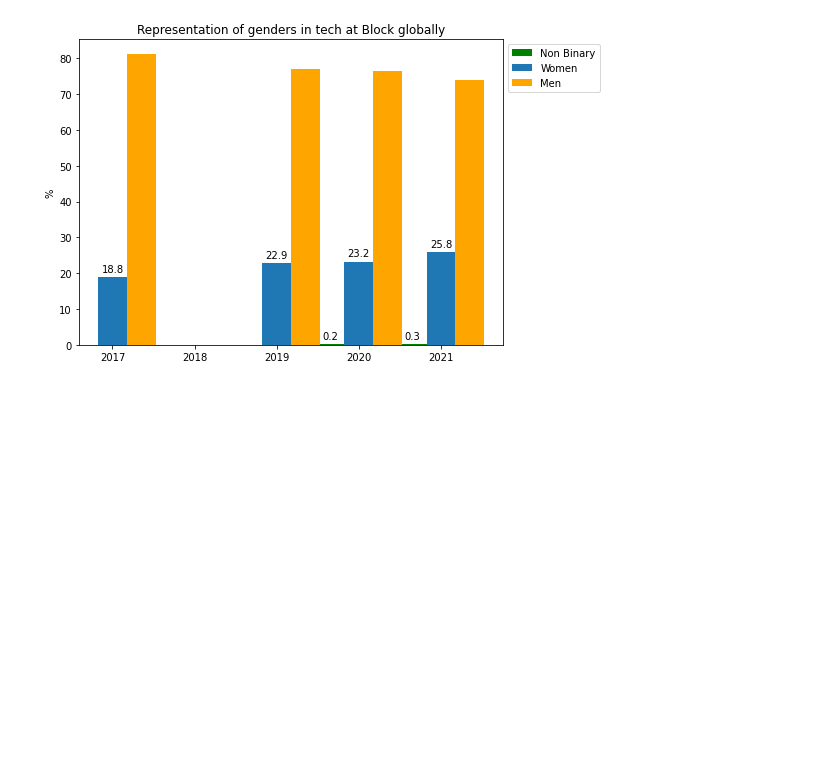
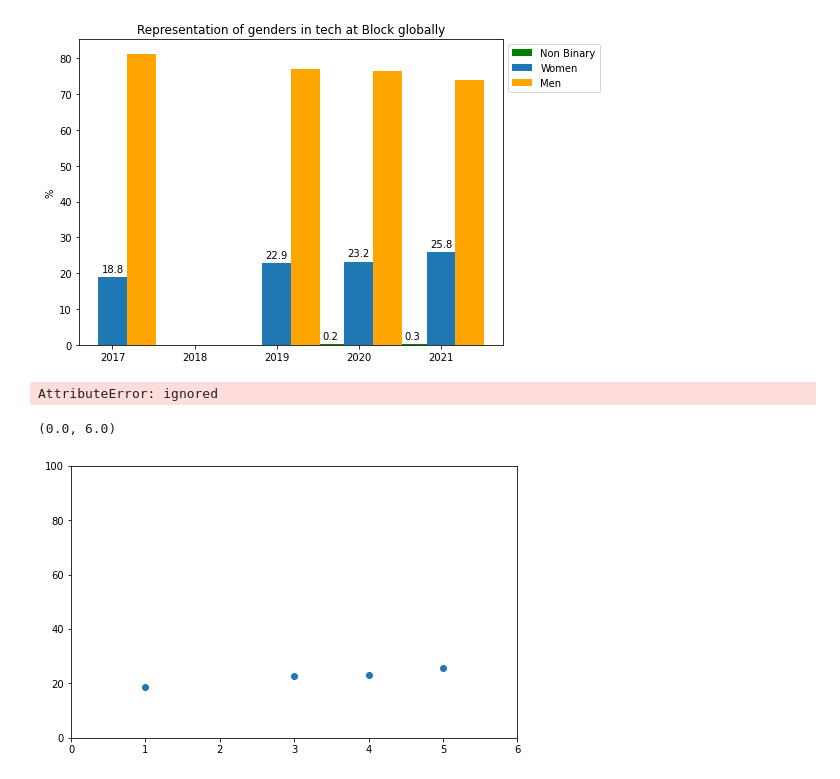
Before and after one commit to duanasq/learning-ds-public, a Jupyter notebook: block_dei_display.ipynb, the cells around one changed output. Drawn from its saved outputs; the diff is of its cells as text; code cells hidden in the pictures; blank space fills up the shorter version.

```diff
--- a/block_dei_display.ipynb
+++ b/block_dei_display.ipynb
@@ -59,3 +76,23 @@ ax.bar_label(rects2, padding=3)
 fig.tight_layout()
 # %% [output]
 [figure]
+# %%
+# print scatter plot of (x, y)
+
+women_percentages.filter(lambda val: val != NaN)
+# %% [output]
+AttributeError: ignored
+# %%
+import statsmodels.api as sm
+
+x = np.array([1,3,4,5]).reshape(-1,1)
+
+y = np.array([18.8,22.9,23.2,25.8])
+
+fig, ax = plt.subplots(figsize=[8, 5])
+ax.scatter(x,y)
+ax.set_ylim(0,100)
+ax.set_xlim(0,6)
+# %% [output]
+(0.0, 6.0)
+[figure, added]
```
Also changed, not shown: parts of 9 cells of this notebook.
